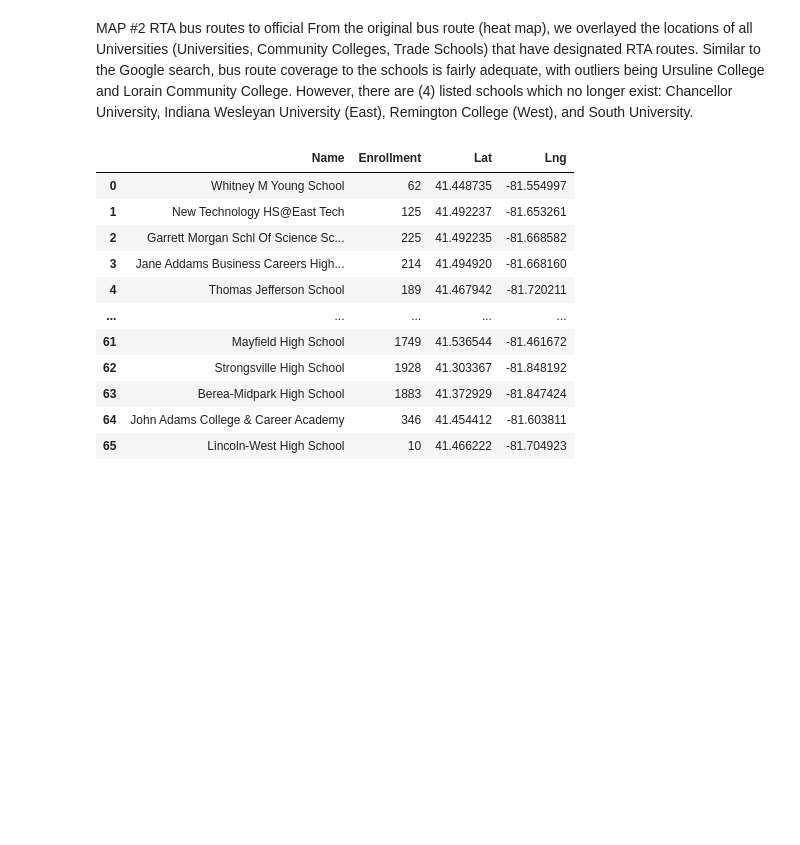
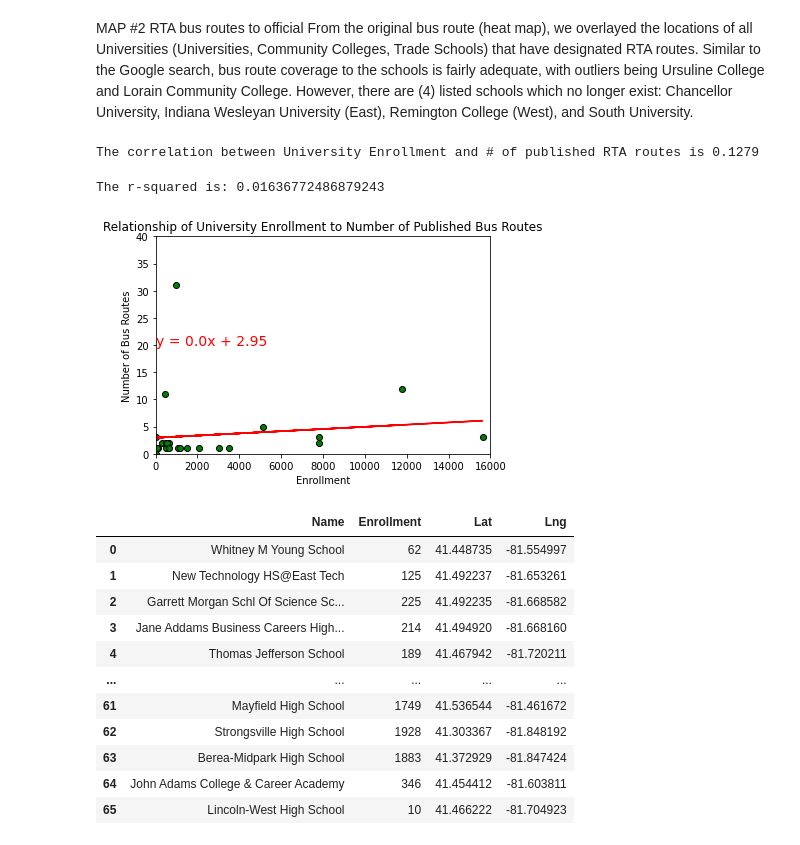
Before and after one commit to tanazimmer/Project1, a Jupyter notebook: bob_test.ipynb, the cells around one changed output. Saved outputs shown, nothing was run; the diff lists cells and outputs as text; code cells hidden in the pictures; blank space fills up the shorter version.

Commit message:
Commit with Scatterplot and key out

```diff
--- a/bob_test.ipynb
+++ b/bob_test.ipynb
@@ -192,6 +192,37 @@ fig_heat
 # %% [markdown]
 MAP #2 RTA bus routes to official
 From the original bus route (heat map), we overlayed the locations of all Universities (Universities, Community Colleges, Trade Schools) that have designated RTA routes.  Similar to the Google search, bus route coverage to the schools is fairly adequate, with outliers being Ursuline College and Lorain Community College.  However, there are (4) listed schools which no longer exist: Chancellor University, Indiana Wesleyan University (East), Remington College (West), and South University.
+# %%
+#Correlation Comparing Enrollment and # of Bus Routes
+import matplotlib.pyplot as plt
+import scipy.stats as st
+from scipy.stats import linregress
+enrollcorr = rta_univ_df.iloc[:,1]
+routecorr = rta_univ_df.iloc[:,2]
+correlation = st.pearsonr(enrollcorr, routecorr)
+print(f"The correlation between University Enrollment and # of published RTA routes is {round(correlation[0],4)}")
+# %% [output]
+The correlation between University Enrollment and # of published RTA routes is 0.1279
+# %%
+#ScatterPlot Graph Comparing Enrollment and # of Bus Routes
+scatterx = enrollcorr
+scattery = routecorr
+(slope, intercept, rvalue, pvalue, stderr) = linregress(scatterx, scattery)
+regress_values = scatterx * slope + intercept
+line_eq = "y = " + str(round(slope,2)) + "x + " + str(round(intercept,2))
+plt.scatter(scatterx,scattery,facecolors="green", edgecolors="black")
+plt.plot(scatterx, regress_values, "r-")
+plt.annotate(line_eq,(10,20),fontsize=14,color="red")
+plt.xlabel('Enrollment')
+plt.ylabel('Number of Bus Routes')
+plt.xlim(0,16000)
+plt.ylim(0,40)
+plt.title('Relationship of University Enrollment to Number of Published Bus Routes')
+print(f"The r-squared is: {rvalue**2}")
+plt.show()
+# %% [output]
+The r-squared is: 0.01636772486879243
+[figure, added]
 # %%
 #Bring in official RTA list of Universities it has bus routes for
 highschool = "Resources/highschools.csv"
```
Also changed, not shown: parts of 3 cells of this notebook, 1 other file.
